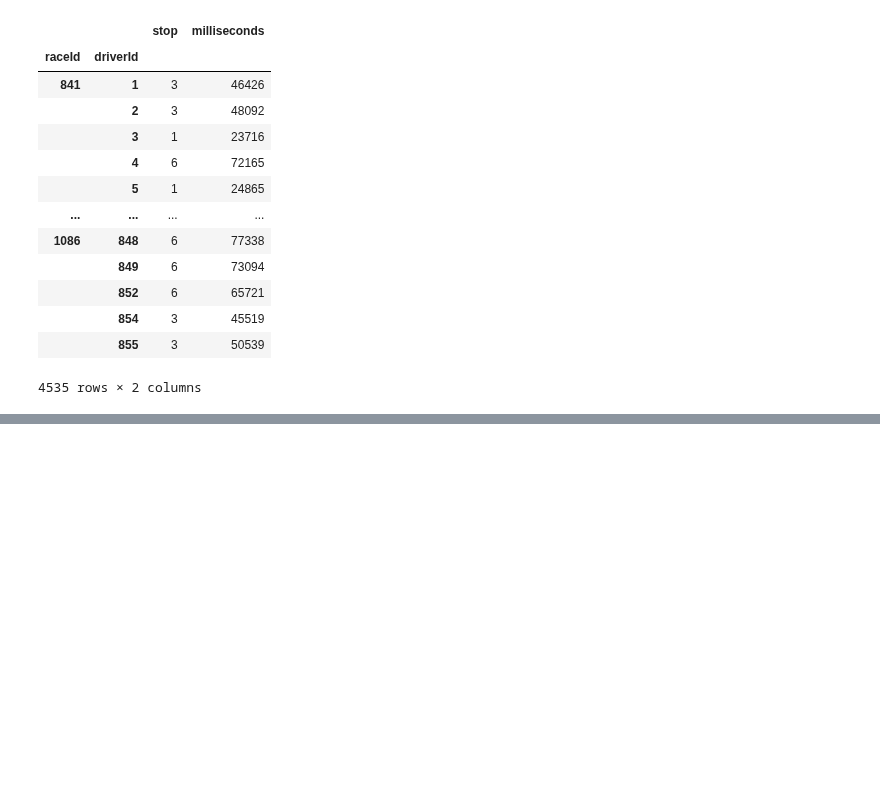
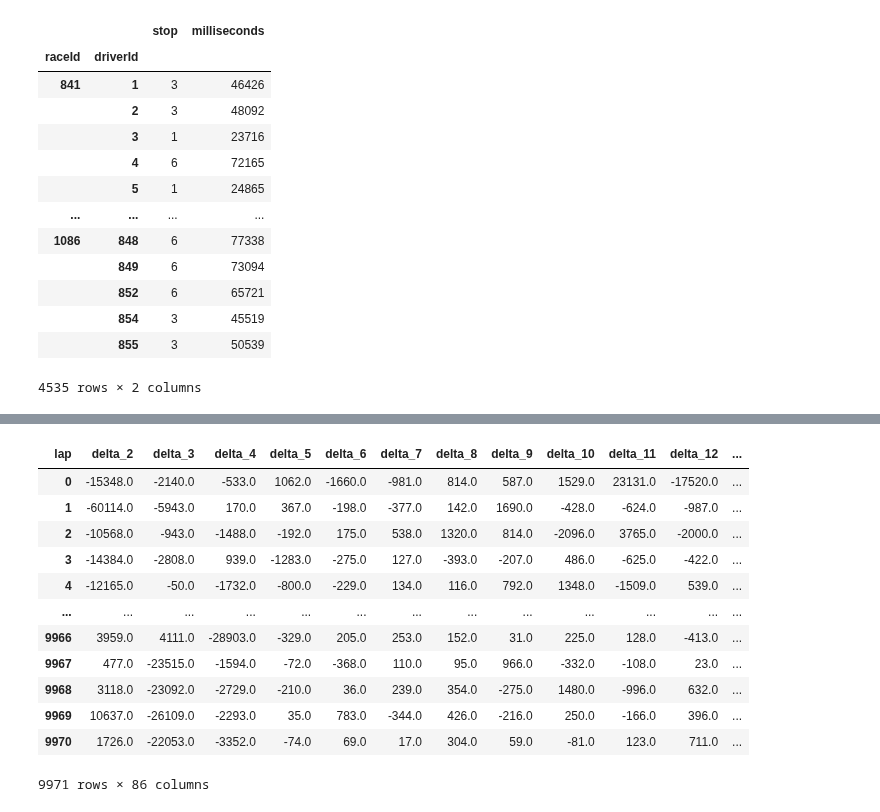
Before and after one commit to CAMM961001/itam-mcd, a Jupyter notebook: mineria-analisis-datos/proyecto/datos/limpieza_tablas.ipynb, the cells around one changed output, grey strips where cells are left out. Cells and saved outputs as stored; diff of their text form; code cells hidden in the pictures; blank space fills up the shorter version.

```diff
--- a/mineria-analisis-datos/proyecto/datos/limpieza_tablas.ipynb
+++ b/mineria-analisis-datos/proyecto/datos/limpieza_tablas.ipynb
@@ -358,0 +534,17 @@ pit_stops[['raceId', 'driverId', 'stop', 'milliseconds']].groupby(by=['raceId',
+# %%
+#Se filtran variables delta_:
+lap_pivot[lap_pivot.filter(regex='delta', axis=1).columns.to_list()]
+# %% [output]
+| lap | delta_2 | delta_3 | delta_4 | delta_5 | delta_6 | delta_7 | delta_8 | delta_9 | delta_10 | delta_11 | delta_12 | ... |
+| 0 | -15348.0 | -2140.0 | -533.0 | 1062.0 | -1660.0 | -981.0 | 814.0 | 587.0 | 1529.0 | 23131.0 | -17520.0 | ... |
+| 1 | -60114.0 | -5943.0 | 170.0 | 367.0 | -198.0 | -377.0 | 142.0 | 1690.0 | -428.0 | -624.0 | -987.0 | ... |
+| 2 | -10568.0 | -943.0 | -1488.0 | -192.0 | 175.0 | 538.0 | 1320.0 | 814.0 | -2096.0 | 3765.0 | -2000.0 | ... |
+| 3 | -14384.0 | -2808.0 | 939.0 | -1283.0 | -275.0 | 127.0 | -393.0 | -207.0 | 486.0 | -625.0 | -422.0 | ... |
+| 4 | -12165.0 | -50.0 | -1732.0 | -800.0 | -229.0 | 134.0 | 116.0 | 792.0 | 1348.0 | -1509.0 | 539.0 | ... |
+| ... | ... | ... | ... | ... | ... | ... | ... | ... | ... | ... | ... | ... |
+| 9966 | 3959.0 | 4111.0 | -28903.0 | -329.0 | 205.0 | 253.0 | 152.0 | 31.0 | 225.0 | 128.0 | -413.0 | ... |
+| 9967 | 477.0 | -23515.0 | -1594.0 | -72.0 | -368.0 | 110.0 | 95.0 | 966.0 | -332.0 | -108.0 | 23.0 | ... |
+| 9968 | 3118.0 | -23092.0 | -2729.0 | -210.0 | 36.0 | 239.0 | 354.0 | -275.0 | 1480.0 | -996.0 | 632.0 | ... |
+| 9969 | 10637.0 | -26109.0 | -2293.0 | 35.0 | 783.0 | -344.0 | 426.0 | -216.0 | 250.0 | -166.0 | 396.0 | ... |
+| 9970 | 1726.0 | -22053.0 | -3352.0 | -74.0 | 69.0 | 17.0 | 304.0 | 59.0 | -81.0 | 123.0 | 711.0 | ... |
+9971 rows × 86 columns
```
Also changed, not shown: parts of 14 cells of this notebook.
